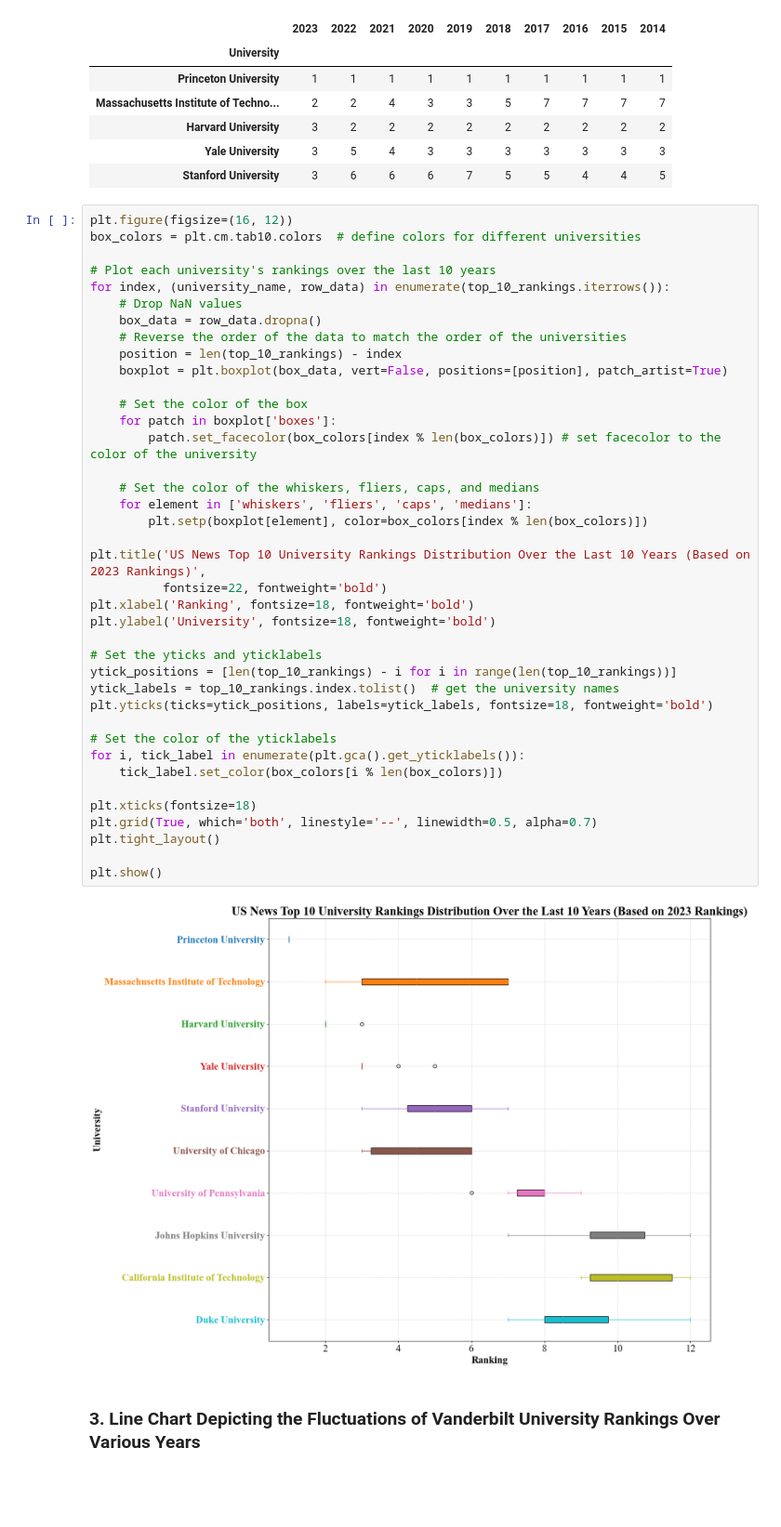
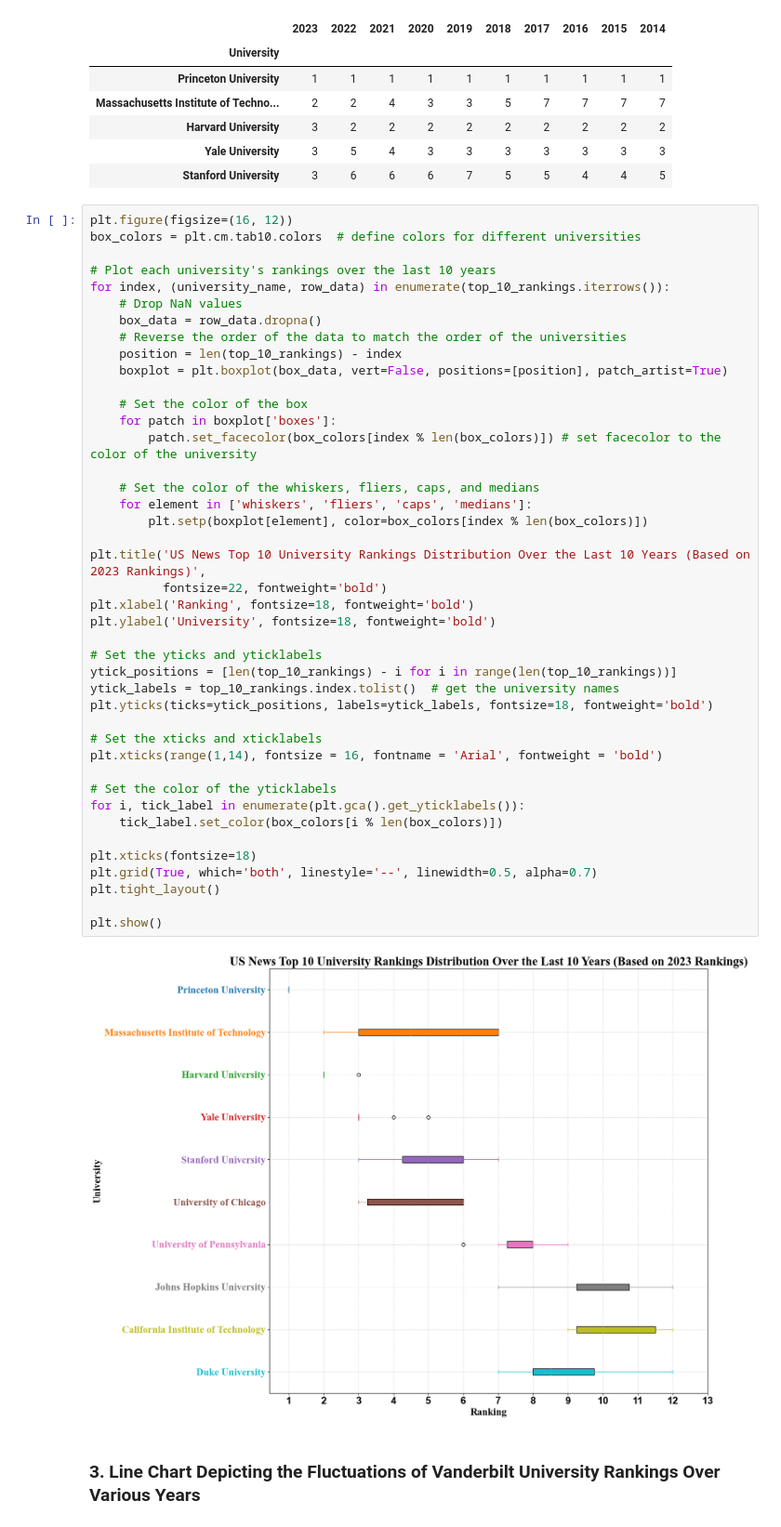
Before and after one commit to VUDataSci/data-presentation-ewanlong, a Jupyter notebook: Ranking_analysis.ipynb, the cells around one changed output. Shown at 93% size. Cells and saved outputs as stored; diff of their text form; blank space fills up the shorter version.

```diff
--- a/Ranking_analysis.ipynb
+++ b/Ranking_analysis.ipynb
@@ -146,34 +140,37 @@ for index, (university_name, row_data) in enumerate(top_10_rankings.iterrows()):
     boxplot = plt.boxplot(box_data, vert=False, positions=[position], patch_artist=True)
 
     # Set the color of the box
     for patch in boxplot['boxes']:
         patch.set_facecolor(box_colors[index % len(box_colors)]) # set facecolor to the color of the university
 
     # Set the color of the whiskers, fliers, caps, and medians
     for element in ['whiskers', 'fliers', 'caps', 'medians']:
         plt.setp(boxplot[element], color=box_colors[index % len(box_colors)])
 
 plt.title('US News Top 10 University Rankings Distribution Over the Last 10 Years (Based on 2023 Rankings)',
           fontsize=22, fontweight='bold')
 plt.xlabel('Ranking', fontsize=18, fontweight='bold')
 plt.ylabel('University', fontsize=18, fontweight='bold')
 
 # Set the yticks and yticklabels
 ytick_positions = [len(top_10_rankings) - i for i in range(len(top_10_rankings))]
 ytick_labels = top_10_rankings.index.tolist()  # get the university names
 plt.yticks(ticks=ytick_positions, labels=ytick_labels, fontsize=18, fontweight='bold')
 
+# Set the xticks and xticklabels
+plt.xticks(range(1,14), fontsize = 16, fontname = 'Arial', fontweight = 'bold')
+
 # Set the color of the yticklabels
 for i, tick_label in enumerate(plt.gca().get_yticklabels()):
     tick_label.set_color(box_colors[i % len(box_colors)])
 
 plt.xticks(fontsize=18)
 plt.grid(True, which='both', linestyle='--', linewidth=0.5, alpha=0.7)
 plt.tight_layout()
 
 plt.show()
 # %% [output]
-[figure, old version]
+[figure, new version]
 # %% [markdown]
 ### **3. Line Chart Depicting the Fluctuations of Vanderbilt University Rankings Over Various Years**
 # %%
```
Also changed, not shown: parts of 5 cells of this notebook.
